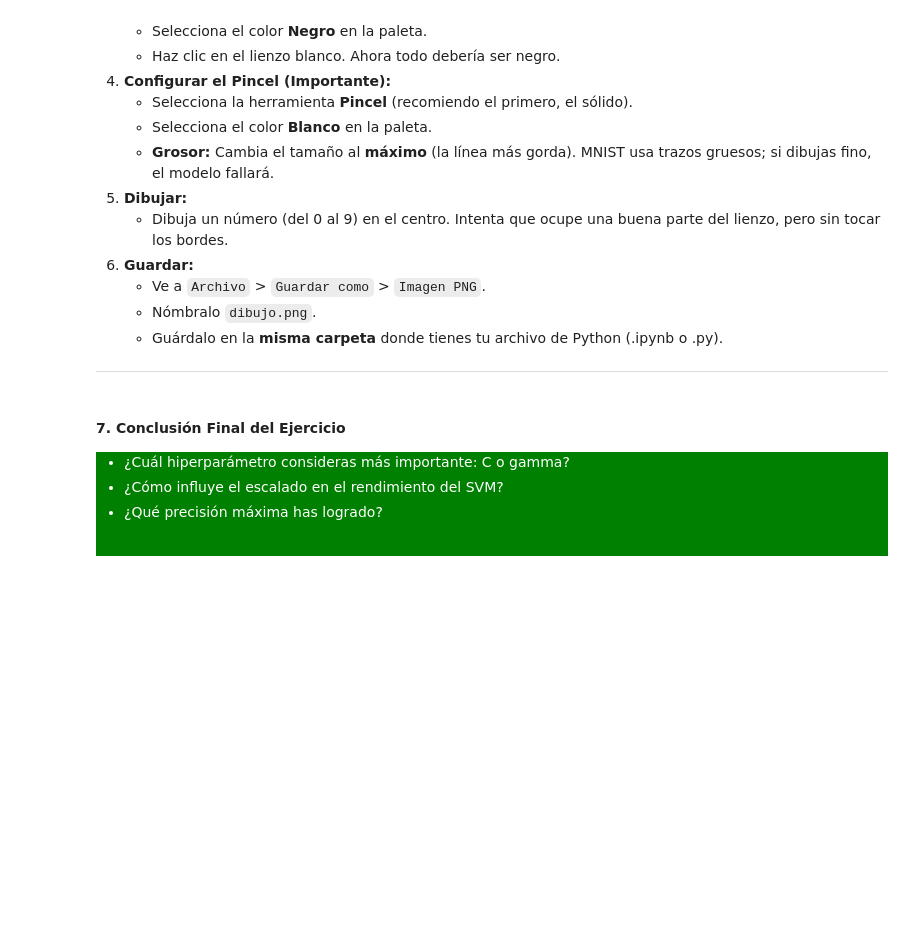
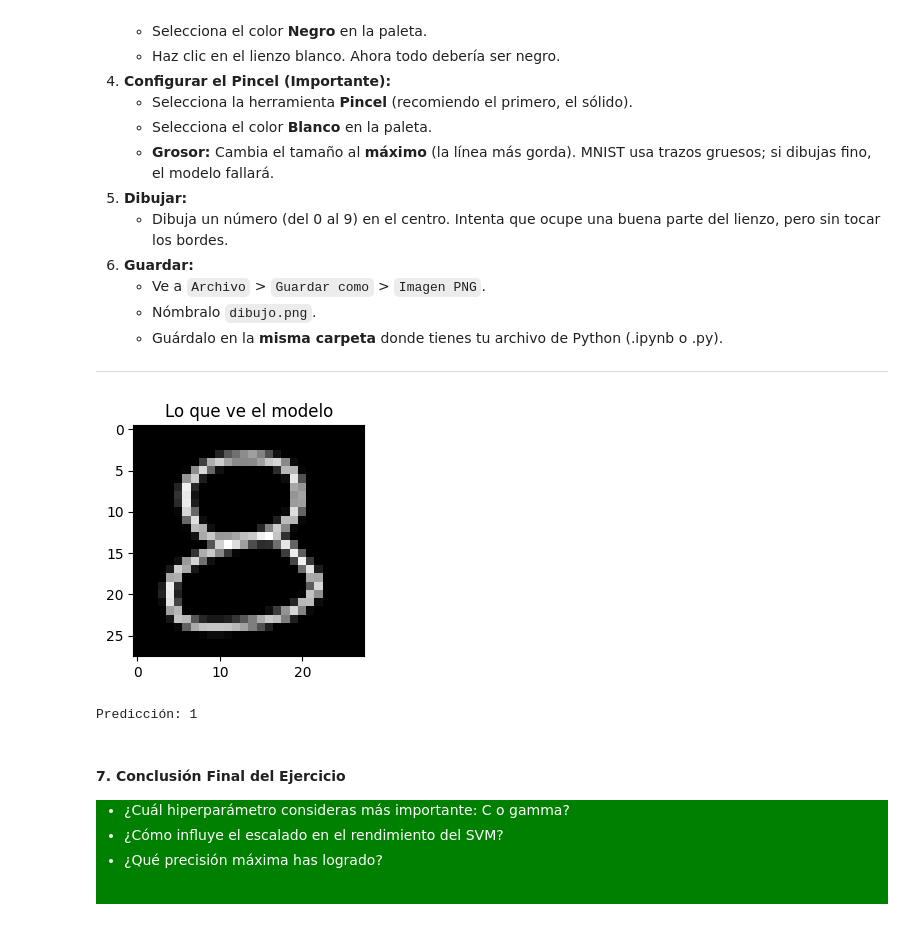
Before and after one commit to Ciclo-Especializacion-IA-y-BigData/prog-ia-ut03-svm-angel_daniela, a Jupyter notebook: 2.5.Supervised-SVMs.ipynb, the cells around one changed output. Saved outputs shown, nothing was run; the diff lists cells and outputs as text; code cells hidden in the pictures; blank space fills up the shorter version.

```diff
--- a/2.5.Supervised-SVMs.ipynb
+++ b/2.5.Supervised-SVMs.ipynb
@@ -1170,0 +1385,5 @@ lin_svm.score(X_val, y_val)
+# %%
+# C = 5
+lin_svm1 = LinearSVC(C=5, loss="hinge")
+lin_svm1.fit(X_train, y_train)
+lin_svm1.score(X_val, y_val)
@@ -1170,0 +1392,5 @@ lin_svm.score(X_val, y_val)
+# %%
+# C = 10
+lin_svm2 = LinearSVC(C=10, loss="hinge")
+lin_svm2.fit(X_train, y_train)
+lin_svm2.score(X_val, y_val)
@@ -1190,8 +1424,8 @@ from sklearn.svm import SVC
 
 rbf_svm = SVC(
     kernel="rbf",
-    C=______,            # COMPLETAR
-    gamma=______,        # COMPLETAR
+    C=5,            # COMPLETAR
+    gamma="scale"        # COMPLETAR
 )
 
 rbf_svm.fit(X_train, y_train)
@@ -1233,5 +1475,5 @@ X_big, _, y_big, _ = train_test_split(
 )
 
 # ENTRENAR nuevamente (completar)
-rbf_svm.fit(______, ______)
-rbf_svm.score(______, ______)
+rbf_svm.fit(X_big, y_big)
+rbf_svm.score(X_val, y_val)
@@ -1262,34 +1506,37 @@ rbf_svm.score(______, ______)
 # %%
 from PIL import Image
 import numpy as np
 import matplotlib.pyplot as plt
 
 # 1. Cargar la imagen
 img = Image.open("dibujo.png").convert("L")
 
 # 2. Invertir colores -> Si no lo dibujas con fondo negro
 # img = Image.eval(img, lambda x: 255 - x)
 
 # 3. Redimensionar a 28x28
 img = img.resize((28, 28))
 
 # 4. Convertir a array y normalizar
 img_arr = np.array(img) / 255.0
 
 # 5. Visualizar para confirmar
 plt.figure(figsize=(3,3))
 plt.imshow(img_arr, cmap="gray")
 plt.title("Lo que ve el modelo")
 plt.show()
 
 # 6. Predecir
 X_digit = img_arr.reshape(1, -1)
 # (Asegúrate de escalar si tu modelo usa scaler)
 X_digit_scaled = scaler.transform(X_digit)
 
 # Añade aquí tu modelo entrenado
-pred = ______.predict(X_digit_scaled)[0]
+pred = rbf_svm.predict(X_digit_scaled)[0]
 print("Predicción:", pred)
+# %% [output]
+[figure, added]
+Predicción: 1
 # %% [markdown]
 #### 7.  **Conclusión Final del Ejercicio**
 
```
Also changed, not shown: parts of 65 cells of this notebook.
